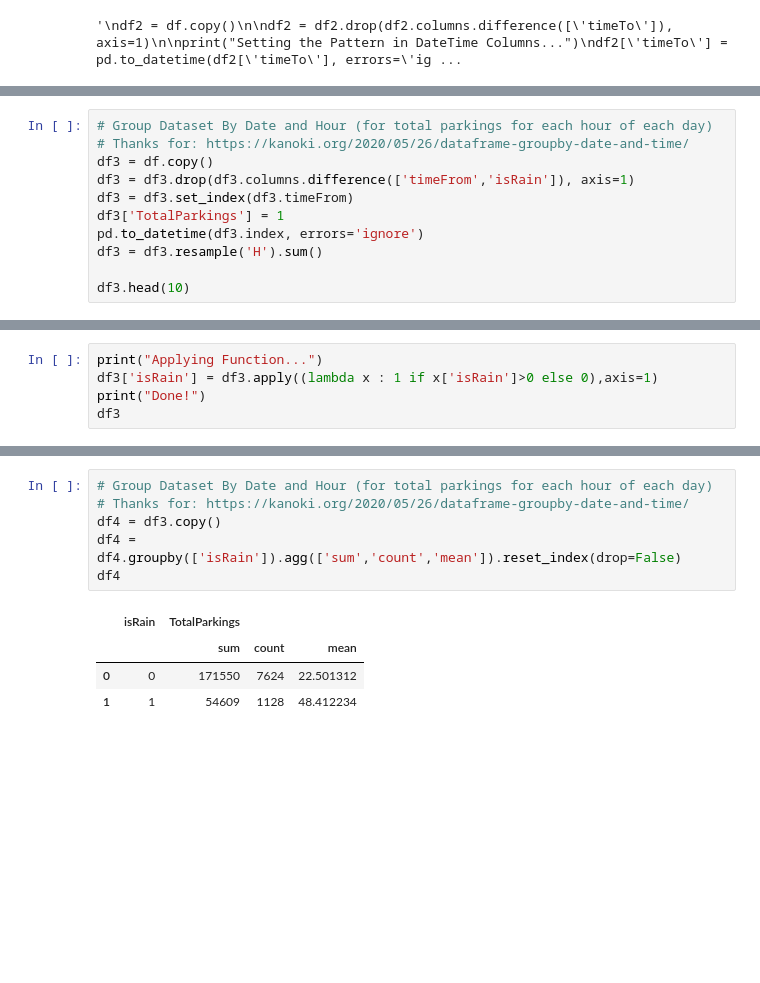
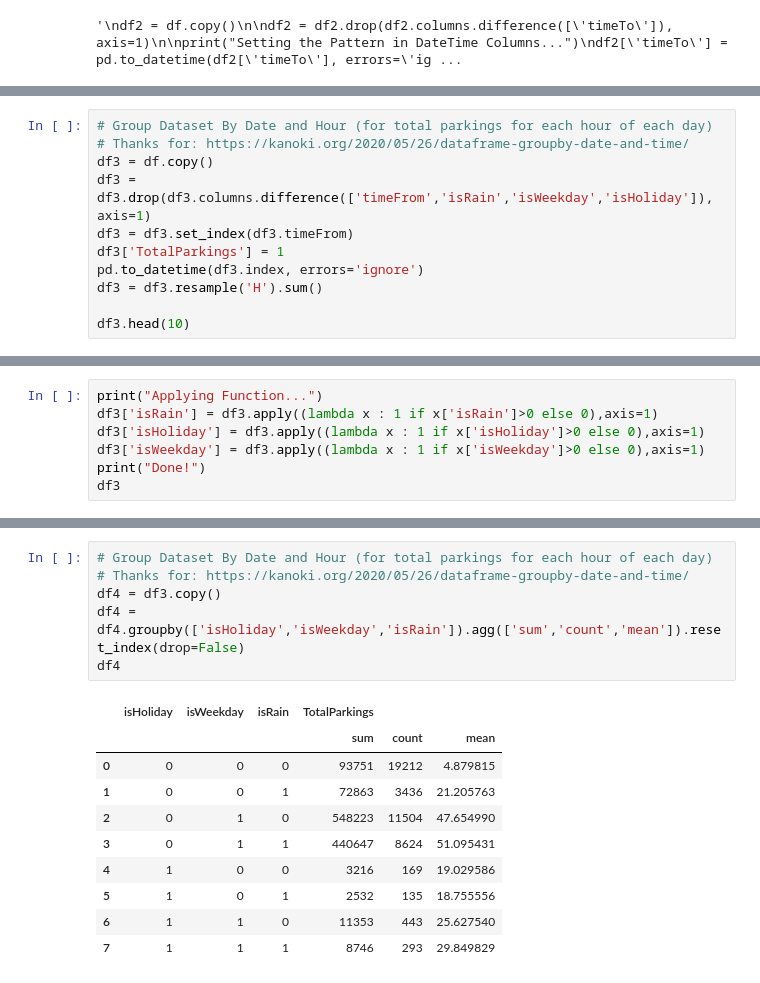
Before and after one commit to lrmendes/SmartParking-Data-Simulator, a Jupyter notebook: python/DataGenerator_v5.ipynb, the cells around one changed output, grey strips where cells are left out. Drawn from its saved outputs; the diff is of its cells as text; blank space fills up the shorter version.

```diff
--- a/python/DataGenerator_v5.ipynb
+++ b/python/DataGenerator_v5.ipynb
@@ -1054,7 +1061,7 @@ df3.resample('H').size().reset_index(name='TotalParkings')
 # Group Dataset By Date and Hour (for total parkings for each hour of each day)
 # Thanks for: https://kanoki.org/2020/05/26/dataframe-groupby-date-and-time/
 df3 = df.copy()
-df3 = df3.drop(df3.columns.difference(['timeFrom','isRain']), axis=1)
+df3 = df3.drop(df3.columns.difference(['timeFrom','isRain','isWeekday','isHoliday']), axis=1)
 df3 = df3.set_index(df3.timeFrom)
 df3['TotalParkings'] = 1
 pd.to_datetime(df3.index, errors='ignore')
@@ -1084,6 +1091,8 @@ df4
 # %%
 print("Applying Function...")
 df3['isRain'] = df3.apply((lambda x : 1 if x['isRain']>0 else 0),axis=1)
+df3['isHoliday'] = df3.apply((lambda x : 1 if x['isHoliday']>0 else 0),axis=1)
+df3['isWeekday'] = df3.apply((lambda x : 1 if x['isWeekday']>0 else 0),axis=1)
 print("Done!")
 df3
 # %% [output]
@@ -1106,11 +1115,17 @@ Done!
 # %%
 # Group Dataset By Date and Hour (for total parkings for each hour of each day)
 # Thanks for: https://kanoki.org/2020/05/26/dataframe-groupby-date-and-time/
 df4 = df3.copy()
-df4 = df4.groupby(['isRain']).agg(['sum','count','mean']).reset_index(drop=False)
+df4 = df4.groupby(['isHoliday','isWeekday','isRain']).agg(['sum','count','mean']).reset_index(drop=False)
 df4
 # %% [output]
-|  | isRain | TotalParkings |  |  |
-|  |  | sum | count | mean |
-| 0 | 0 | 171550 | 7624 | 22.501312 |
-| 1 | 1 | 54609 | 1128 | 48.412234 |
+|  | isHoliday | isWeekday | isRain | TotalParkings |  |  |
+|  |  |  |  | sum | count | mean |
+| 0 | 0 | 0 | 0 | 93751 | 19212 | 4.879815 |
+| 1 | 0 | 0 | 1 | 72863 | 3436 | 21.205763 |
+| 2 | 0 | 1 | 0 | 548223 | 11504 | 47.654990 |
+| 3 | 0 | 1 | 1 | 440647 | 8624 | 51.095431 |
+| 4 | 1 | 0 | 0 | 3216 | 169 | 19.029586 |
+| 5 | 1 | 0 | 1 | 2532 | 135 | 18.755556 |
+| 6 | 1 | 1 | 0 | 11353 | 443 | 25.627540 |
+| 7 | 1 | 1 | 1 | 8746 | 293 | 29.849829 |
```
Also changed, not shown: parts of 23 cells of this notebook, 1 other file.
